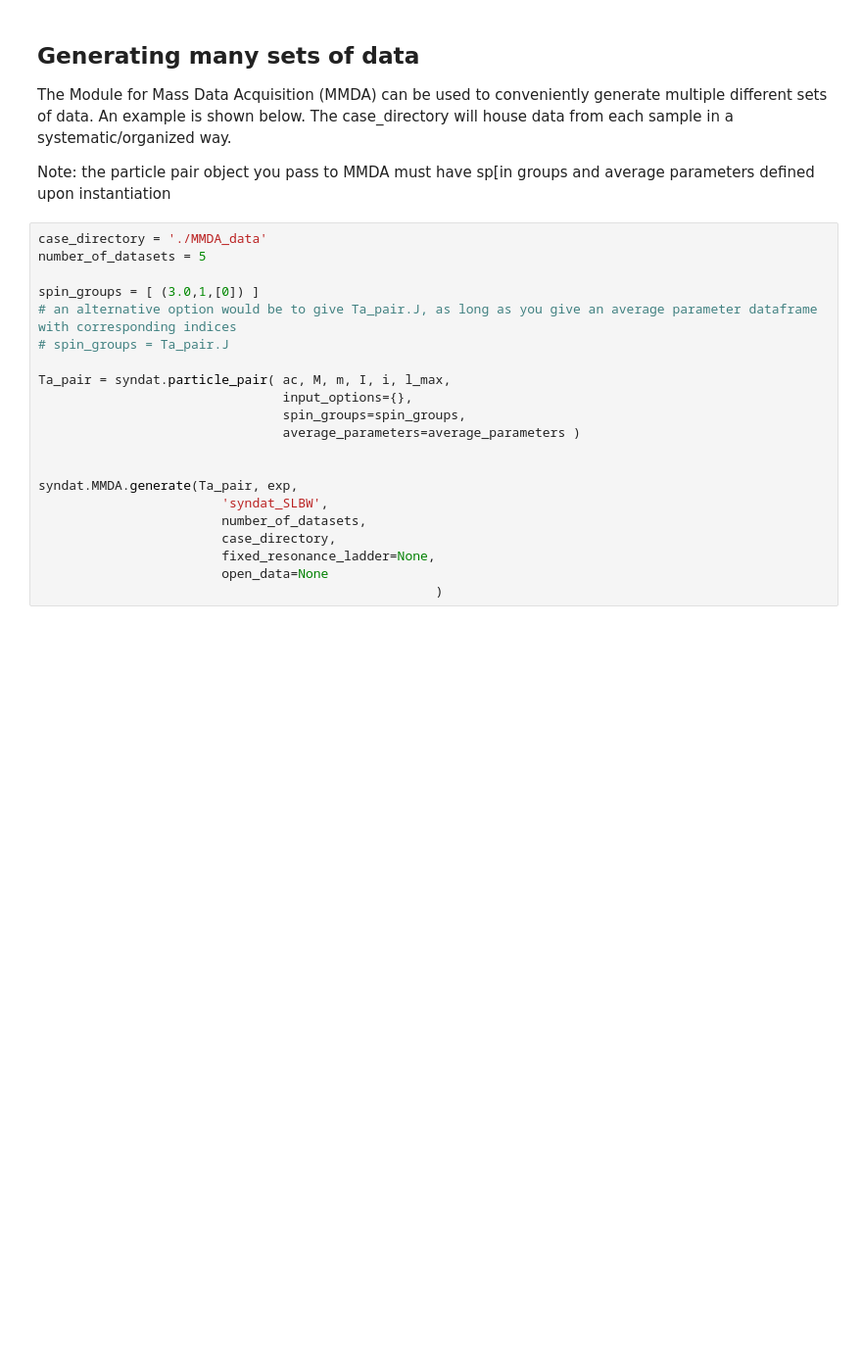
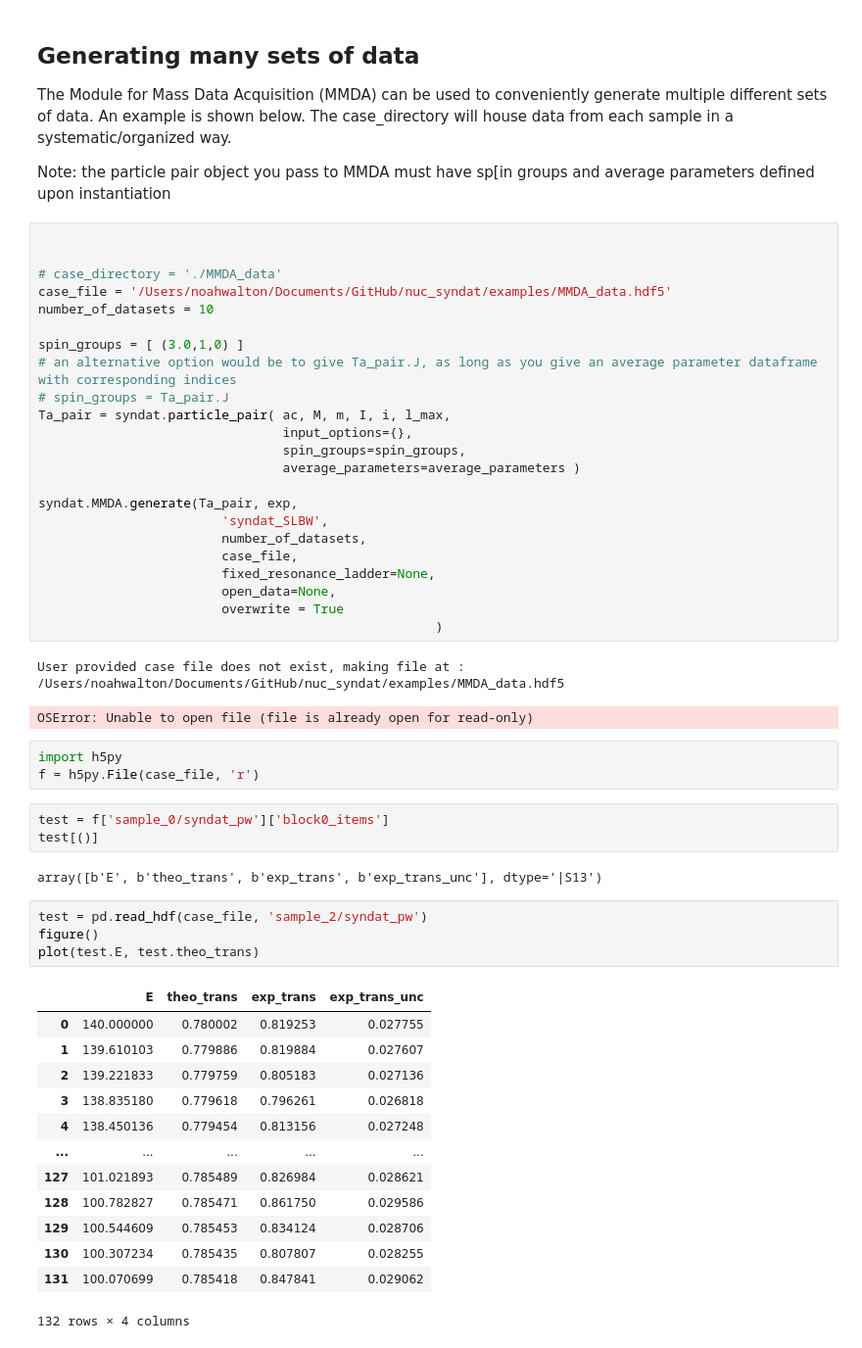
Before and after one commit to Naww137/Syndat, a Jupyter notebook: examples/GenerateData_UserExample.ipynb, the cells around one changed output. Shown at 98% size. Saved outputs shown, nothing was run; the diff lists cells and outputs as text; blank space fills up the shorter version.

Commit message:
move to hdf5 for MMDA

```diff
--- a/examples/GenerateData_UserExample.ipynb
+++ b/examples/GenerateData_UserExample.ipynb
@@ -199,23 +202,54 @@ The Module for Mass Data Acquisition (MMDA) can be used to conveniently generate
 
 Note: the particle pair object you pass to MMDA must have sp[in groups and average parameters defined upon instantiation
 # %%
-case_directory = './MMDA_data'
-number_of_datasets = 5
 
-spin_groups = [ (3.0,1,[0]) ]
+
+# case_directory = './MMDA_data'
+case_file = '/Users/noahwalton/Documents/GitHub/nuc_syndat/examples/MMDA_data.hdf5'
+number_of_datasets = 10
+
+spin_groups = [ (3.0,1,0) ]
 # an alternative option would be to give Ta_pair.J, as long as you give an average parameter dataframe with corresponding indices
 # spin_groups = Ta_pair.J
-
 Ta_pair = syndat.particle_pair( ac, M, m, I, i, l_max,
                                 input_options={},
                                 spin_groups=spin_groups,
                                 average_parameters=average_parameters )
 
-
 syndat.MMDA.generate(Ta_pair, exp,
                         'syndat_SLBW',
                         number_of_datasets,
-                        case_directory,
+                        case_file,
                         fixed_resonance_ladder=None,
-                        open_data=None
+                        open_data=None,
+                        overwrite = True
                                                     )
+# %% [output]
+User provided case file does not exist, making file at : /Users/noahwalton/Documents/GitHub/nuc_syndat/examples/MMDA_data.hdf5
+OSError: Unable to open file (file is already open for read-only)
+# %%
+import h5py
+f = h5py.File(case_file, 'r')
+# %%
+test = f['sample_0/syndat_pw']['block0_items']
+test[()]
+# %% [output]
+array([b'E', b'theo_trans', b'exp_trans', b'exp_trans_unc'], dtype='|S13')
+# %%
+test = pd.read_hdf(case_file, 'sample_2/syndat_pw')
+figure()
+plot(test.E, test.theo_trans)
+# %% [output]
+|  | E | theo_trans | exp_trans | exp_trans_unc |
+| 0 | 140.000000 | 0.780002 | 0.819253 | 0.027755 |
+| 1 | 139.610103 | 0.779886 | 0.819884 | 0.027607 |
+| 2 | 139.221833 | 0.779759 | 0.805183 | 0.027136 |
+| 3 | 138.835180 | 0.779618 | 0.796261 | 0.026818 |
+| 4 | 138.450136 | 0.779454 | 0.813156 | 0.027248 |
+| ... | ... | ... | ... | ... |
+| 127 | 101.021893 | 0.785489 | 0.826984 | 0.028621 |
+| 128 | 100.782827 | 0.785471 | 0.861750 | 0.029586 |
+| 129 | 100.544609 | 0.785453 | 0.834124 | 0.028706 |
+| 130 | 100.307234 | 0.785435 | 0.807807 | 0.028255 |
+| 131 | 100.070699 | 0.785418 | 0.847841 | 0.029062 |
+132 rows × 4 columns
```
Also changed, not shown: parts of 4 cells of this notebook.
